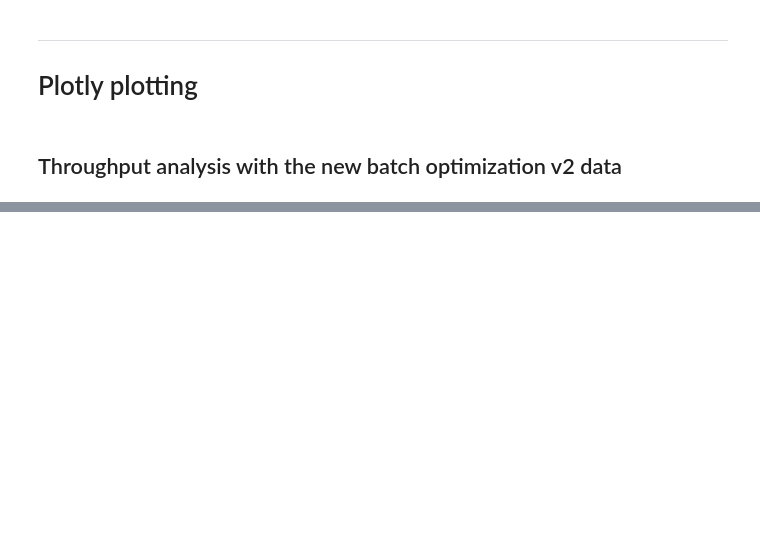
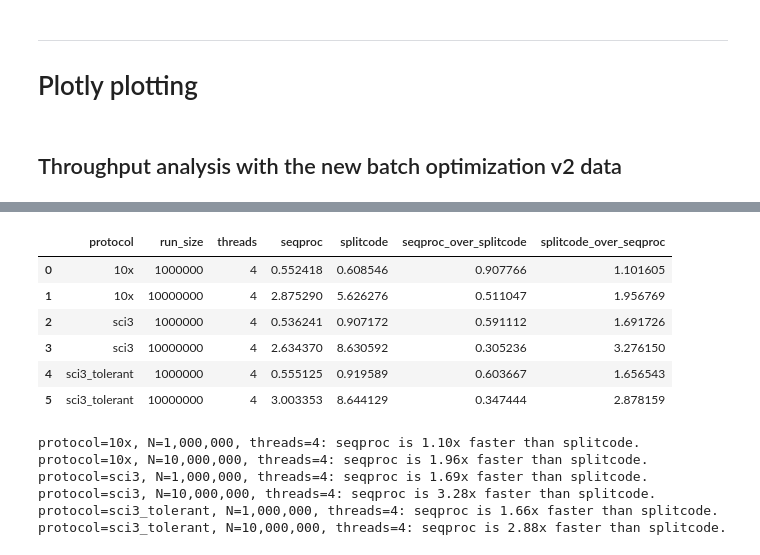
Before and after one commit to COMBINE-lab/seqproc, a Jupyter notebook: compare.ipynb, the cells around one changed output, grey strips where cells are left out. Cells and saved outputs as stored; diff of their text form; code cells hidden in the pictures; blank space fills up the shorter version.

```diff
--- a/compare.ipynb
+++ b/compare.ipynb
@@ -156,7 +156,7 @@ import re
 from pathlib import Path
 import pandas as pd
 
-csv_path = Path("seqproc") / "benchmark_changes.csv"
+csv_path = Path("benchmark_changes.csv")
 
 rows = []
 
@@ -1034,0 +1141,73 @@ fig.show()
+# %%
+# --- Summary helper: compact splitcode vs seqproc speedup table ---
+import pandas as pd
+
+csv_path = "split_vs_seqproc_times_all.csv"
+_df_tools = pd.read_csv(csv_path)
+
+# Aggregate duplicate rows, if any
+_df_agg = (
+    _df_tools.groupby(["tool", "protocol", "run_size", "threads"], as_index=False)["time_mid_seconds"]
+    .mean()
+)
+
+# Pivot to have columns for each tool
+_pivot = (
+    _df_agg.pivot_table(
+        index=["protocol", "run_size", "threads"],
+        columns="tool",
+        values="time_mid_seconds",
+    )
+    .rename_axis(columns=None)
+)
+
+if {"seqproc", "splitcode"}.issubset(_pivot.columns):
+    _pivot["seqproc_over_splitcode"] = _pivot["seqproc"] / _pivot["splitcode"]
+    _pivot["splitcode_over_seqproc"] = _pivot["splitcode"] / _pivot["seqproc"]
+
+summary = _pivot.reset_index().sort_values(["protocol", "run_size", "threads"])  # small tidy table
+
+display(summary)
+
+# Textual summary per (protocol, run_size, threads)
+for _, row in summary.iterrows():
+    prot = row["protocol"]
+    N = int(row["run_size"])
+    thr = int(row["threads"])
+    s_over_sc = row.get("seqproc_over_splitcode")
+    sc_over_s = row.get("splitcode_over_seqproc")
+
+    if pd.isna(s_over_sc) or pd.isna(sc_over_s):
+        continue
+
+    if s_over_sc > 1:
+        # seqproc slower, splitcode faster
+        print(
+            f"protocol={prot}, N={N:,}, threads={thr}: "
+            f"splitcode is {s_over_sc:.2f}x faster than seqproc."
+        )
+    elif sc_over_s > 1:
+        # seqproc faster
+        print(
+            f"protocol={prot}, N={N:,}, threads={thr}: "
+            f"seqproc is {sc_over_s:.2f}x faster than splitcode."
+        )
+    else:
+        print(
+            f"protocol={prot}, N={N:,}, threads={thr}: "
+            f"splitcode and seqproc are ~tied (ratio≈1)."
+        )
+# %% [output]
+|  | protocol | run_size | threads | seqproc | splitcode | seqproc_over_splitcode | splitcode_over_seqproc |
+| 0 | 10x | 1000000 | 4 | 0.552418 | 0.608546 | 0.907766 | 1.101605 |
+| 1 | 10x | 10000000 | 4 | 2.875290 | 5.626276 | 0.511047 | 1.956769 |
+| 2 | sci3 | 1000000 | 4 | 0.536241 | 0.907172 | 0.591112 | 1.691726 |
+| 3 | sci3 | 10000000 | 4 | 2.634370 | 8.630592 | 0.305236 | 3.276150 |
+| 4 | sci3_tolerant | 1000000 | 4 | 0.555125 | 0.919589 | 0.603667 | 1.656543 |
+| 5 | sci3_tolerant | 10000000 | 4 | 3.003353 | 8.644129 | 0.347444 | 2.878159 |
+protocol=10x, N=1,000,000, threads=4: seqproc is 1.10x faster than splitcode.
+protocol=10x, N=10,000,000, threads=4: seqproc is 1.96x faster than splitcode.
+protocol=sci3, N=1,000,000, threads=4: seqproc is 1.69x faster than splitcode.
+protocol=sci3, N=10,000,000, threads=4: seqproc is 3.28x faster than splitcode.
+protocol=sci3_tolerant, N=1,000,000, threads=4: seqproc is 1.66x faster than splitcode.
+protocol=sci3_tolerant, N=10,000,000, threads=4: seqproc is 2.88x faster than splitcode.
```
Also changed, not shown: parts of 12 cells of this notebook.
